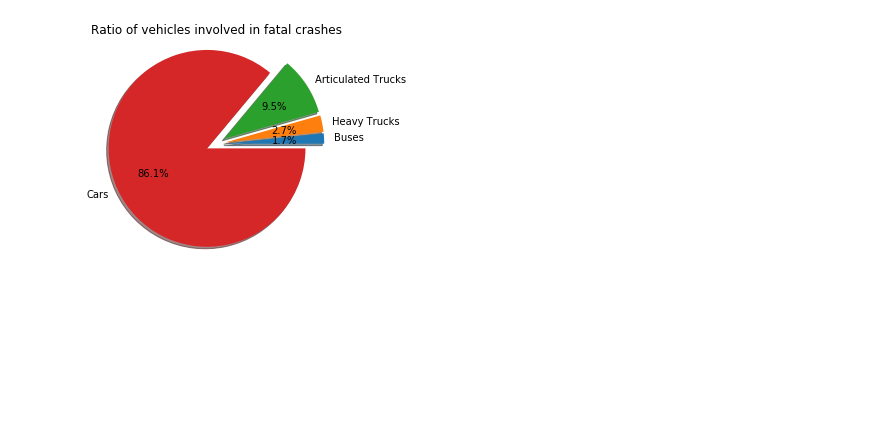
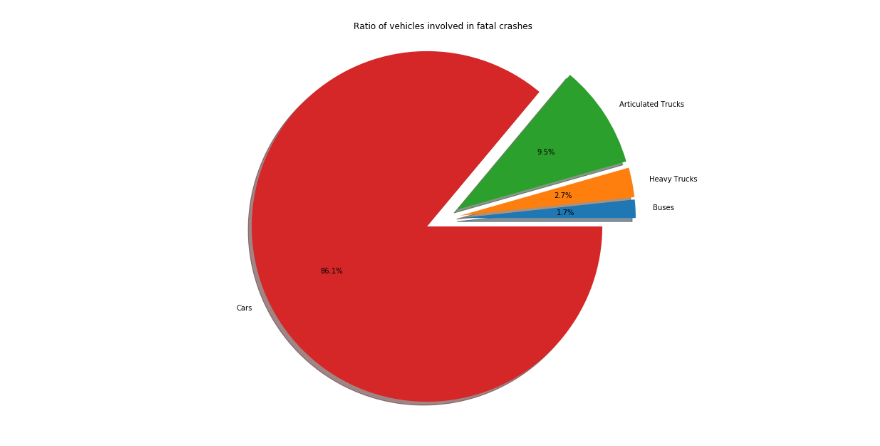
Before and after one commit to VoLKyyyOG/Australian-Road-Deaths-Database-Visualization, a Jupyter notebook: ARDD analysis.ipynb, the cells around one changed output. Drawn from its saved outputs; the diff is of its cells as text; code cells hidden in the pictures; blank space fills up the shorter version.

```diff
--- a/ARDD analysis.ipynb
+++ b/ARDD analysis.ipynb
@@ -100,7 +101,7 @@ for i in fatal_crashes.loc[fatal_crashes.State == 'QLD'].Year:
 # %%
 # Plot of fatal crashes between each state
 plt.clf()
-
+plt.rcParams['figure.figsize'] = (20.0, 10.0)
 
 plt.plot(nsw_crashes.keys(), nsw_crashes.values())
 plt.plot(nt_crashes.keys(), nt_crashes.values())
@@ -125,6 +126,7 @@ It can be observed that New South Wales leads by a large margin in the number of
 # %%
 # Pie chart of fatal crashes by States
 plt.clf()
+plt.rcParams['figure.figsize'] = (20.0, 10.0)
 
 crashes_by_states = [sum(nsw_crashes.values()), sum(nt_crashes.values()), sum(qld_crashes.values()), sum(sa_crashes.values()),
                     sum(tas_crashes.values()), sum(vic_crashes.values()), sum(wa_crashes.values())]
@@ -141,6 +143,7 @@ plt.show()
 # %%
 # Pie chart between the ratio of fatalities to fatal crashes
 plt.clf()
+plt.rcParams['figure.figsize'] = (20.0, 10.0)
 
 plt.pie([len(fatal_crashes), len(fatalities)], labels = ['Fatal Crashes', 'Fatalities'],
         explode = (0.1, 0.1), shadow = True, autopct='%1.1f%%')
@@ -169,6 +172,7 @@ for i in range(12):
 # Very bad pie chart representation of crashes according to the month because the bar plot axis
 # is sorted alphabetically, not chronologically. fml
 plt.clf()
+plt.rcParams['figure.figsize'] = (20.0, 10.0)
 
 plt.pie(avg_month_year_crashes.values(), labels = avg_month_year_crashes.keys(),
         explode = (0.1, 0.1, 0.1, 0.1, 0.1, 0.1, 0.1, 0.1, 0.1, 0.1, 0.1, 0.1), shadow = True, autopct='%1.1f%%')
@@ -192,13 +196,14 @@ vehicles['Cars'] = int(fatal_crashes.size - vehicles['Buses'] - vehicles['Heavy
 # %%
 # Pie chart representing the ratio of vehicles involved in fatal crashes
 plt.clf()
+plt.rcParams['figure.figsize'] = (20.0, 10.0)
 
 plt.pie(vehicles.values(), labels = vehicles.keys(),
         explode = (0.1, 0.1, 0.1, 0.1), shadow = True, autopct='%1.1f%%')
 
 plt.title('Ratio of vehicles involved in fatal crashes')
 plt.axis('equal')
 
 plt.show()
 # %% [output]
-[figure, old version]
+[figure, new version]
```
Also changed, not shown: parts of 8 cells of this notebook.
